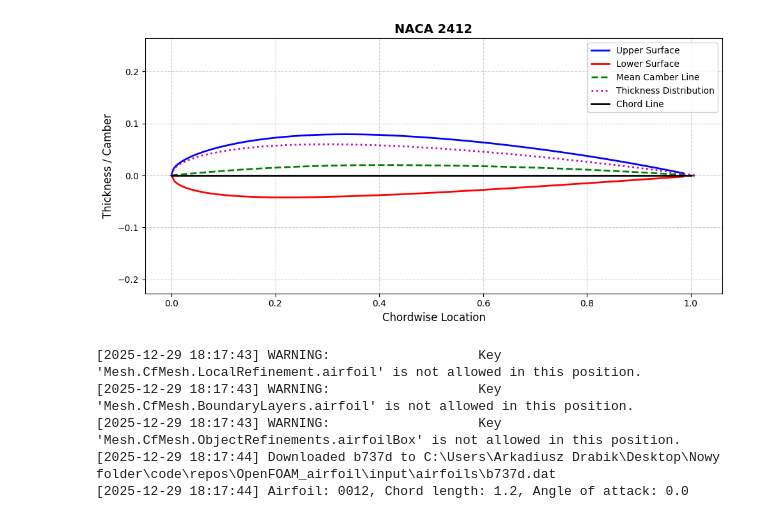
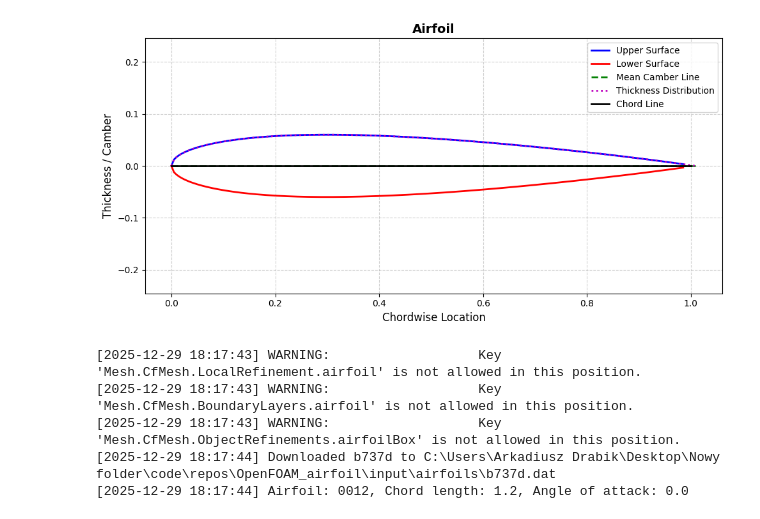
Before and after one commit to SethAlevy/OpenFOAM_airfoil, a Jupyter notebook: notebooks/airfoils.ipynb, the cells around one changed output. Drawn from its saved outputs; the diff is of its cells as text; code cells hidden in the pictures.

Commit message:
Large update. Example for NACA0012 stable, new reference, some code rework

```diff
--- a/notebooks/airfoils.ipynb
+++ b/notebooks/airfoils.ipynb
@@ -5,9 +5,12 @@ from settings.initial_settings import InitialSettingsReader
 
 from airfoil.airfoil import NACA4
 
-airfoil = NACA4(designation="2412", chord_length=1.0, resolution=200)
-xu, yu = airfoil.upper_surface
-xl, yl = airfoil.lower_surface
-airfoil.plot(title="NACA 2412")
-airfoil.to_stl("naca2412.stl")
+airfoil = NACA4(designation="0012", chord_length=1.0, resolution=200)
+airfoil.chord
+airfoil.mean_camber_line
+airfoil.upper_surface
+airfoil.lower_surface
+airfoil.thickness
+airfoil.alpha
+airfoil.plot()
 # %% [output]
@@ -15,4 +18,4 @@ airfoil.to_stl("naca2412.stl")
-[figure, old version]
+[figure, new version]
 # %%
 from airfoil.airfoil import UIUCAirfoil
 from settings.initial_settings import InitialSettingsReader
```
Also changed, not shown: parts of 3 cells of this notebook, 40 other files.
